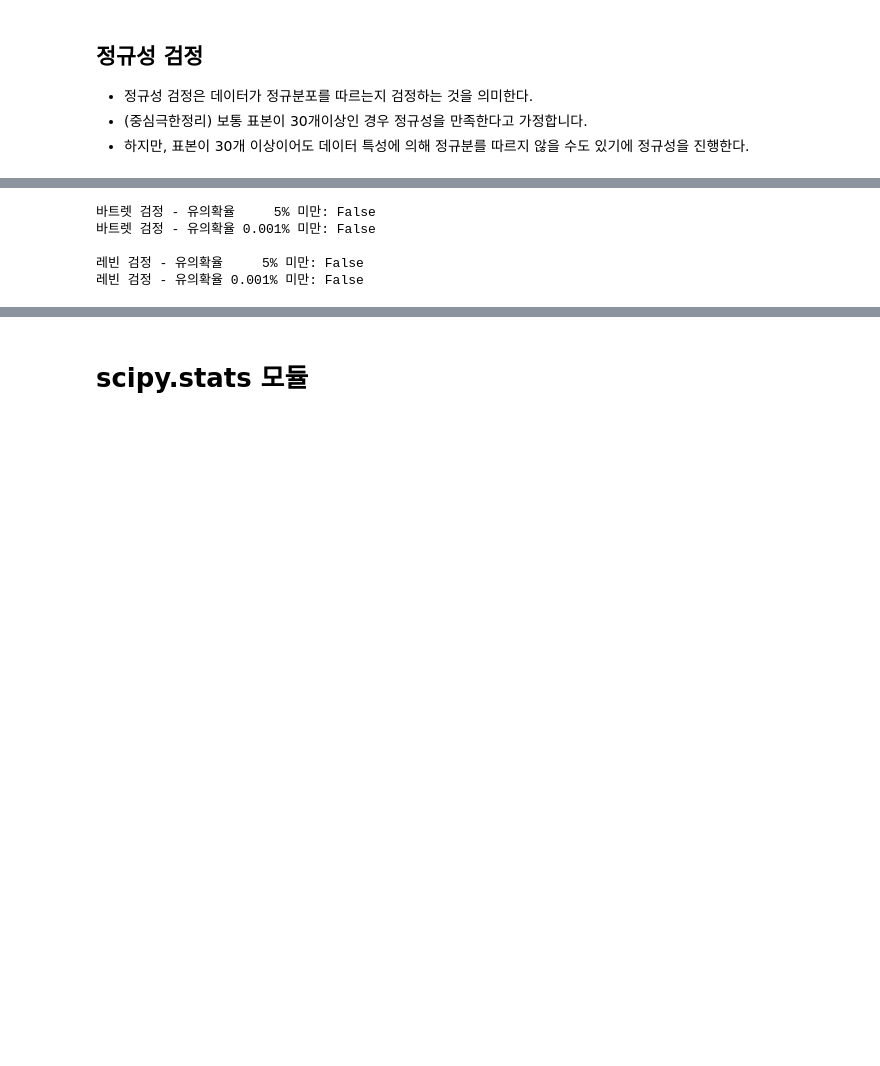
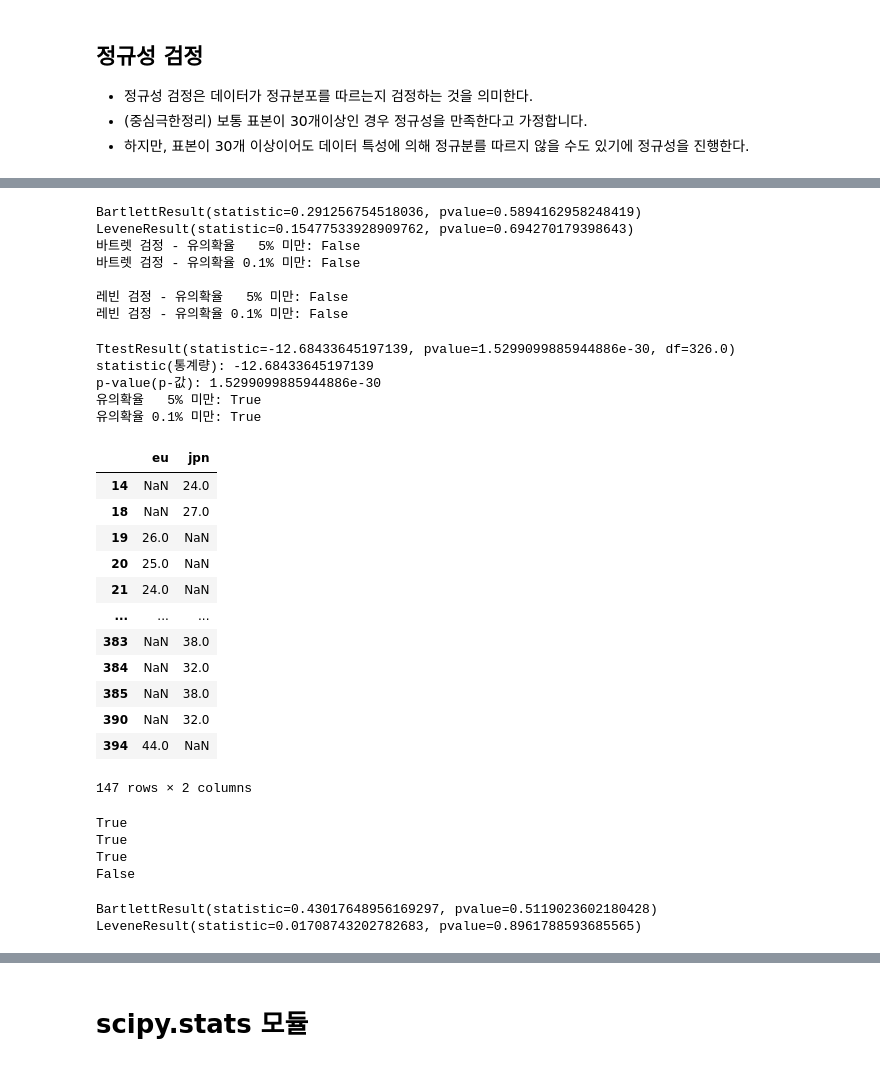
Before and after one commit to cymyung/pandas, a Jupyter notebook: project/t_test.ipynb, the cells around one changed output, grey strips where cells are left out. Cells and saved outputs as stored; diff of their text form; code cells hidden in the pictures; blank space fills up the shorter version.

```diff
--- a/project/t_test.ipynb
+++ b/project/t_test.ipynb
@@ -265,16 +455,22 @@ from scipy import stats
 result_bartlett = stats.bartlett(mpg_usa, mpg_jpn)
 result_levene   = stats.levene(mpg_usa, mpg_jpn)
 
+print(result_bartlett)
+print(result_levene)
+
 print('바트렛 검정 - 유의확율   5% 미만:', result_bartlett.pvalue < 0.05)
 print('바트렛 검정 - 유의확율 0.1% 미만:', result_bartlett.pvalue < 0.001, end = '\n\n')
 print('레빈 검정 - 유의확율   5% 미만:', result_levene.pvalue < 0.05)
 print('레빈 검정 - 유의확율 0.1% 미만:', result_levene.pvalue < 0.001)
+#false는 등분산이다. 라는 의미
 # %% [output]
-바트렛 검정 - 유의확율     5% 미만: False
-바트렛 검정 - 유의확율 0.001% 미만: False
+BartlettResult(statistic=0.291256754518036, pvalue=0.5894162958248419)
+LeveneResult(statistic=0.15477533928909762, pvalue=0.694270179398643)
+바트렛 검정 - 유의확율   5% 미만: False
+바트렛 검정 - 유의확율 0.1% 미만: False
 
-레빈 검정 - 유의확율     5% 미만: False
-레빈 검정 - 유의확율 0.001% 미만: False
+레빈 검정 - 유의확율   5% 미만: False
+레빈 검정 - 유의확율 0.1% 미만: False
 # %%
 from scipy import stats
 
@@ -283,9 +479,15 @@ from scipy import stats
 #                       alternative = 'two-sided'/'greater'/'less',
 #                       nan_policy = 'propagate'/'raise'/'omit',
 #                       random_state = None)
-result = stats.ttest_ind(mpg_usa, mpg_jpn, equal_var = False, alternative = 'less')
+result = stats.ttest_ind(mpg_usa, mpg_jpn, equal_var = True, alternative = 'less')
 print(result)
 print('statistic(통계량):', result.statistic)
 print('p-value(p-값):', result.pvalue)
 print('유의확율   5% 미만:', result.pvalue < 0.05)
 print('유의확율 0.1% 미만:', result.pvalue < 0.001)
+# %% [output]
+TtestResult(statistic=-12.68433645197139, pvalue=1.5299099885944886e-30, df=326.0)
+statistic(통계량): -12.68433645197139
+p-value(p-값): 1.5299099885944886e-30
+유의확율   5% 미만: True
+유의확율 0.1% 미만: True
@@ -291,0 +503,58 @@ print('유의확율 0.1% 미만:', result.pvalue < 0.001)
+# %%
+#1. 유럽과 일본의 연비 데이터셋(Series) 추출
+mpg_eu  = car2['mpg'][car2['origin']==2]
+mpg_jpn = car2['mpg'][car2['origin']==3]
+mpg_eu, mpg_jpn
+pd.DataFrame({'eu':mpg_eu, 'jpn':mpg_jpn})
+# %% [output]
+|  | eu | jpn |
+| 14 | NaN | 24.0 |
+| 18 | NaN | 27.0 |
+| 19 | 26.0 | NaN |
+| 20 | 25.0 | NaN |
+| 21 | 24.0 | NaN |
+| ... | ... | ... |
+| 383 | NaN | 38.0 |
+| 384 | NaN | 32.0 |
+| 385 | NaN | 38.0 |
+| 390 | NaN | 32.0 |
+| 394 | 44.0 | NaN |
+147 rows × 2 columns
+# %%
+#2. 유럽과 일본의 연비 데이터셋의 정규성 만족 검정
+# kstest, shapiro
+
+from scipy import stats
+
+kstest_eu  = stats.kstest(mpg_eu,  'norm')
+kstest_jpn = stats.kstest(mpg_jpn, 'norm')
+
+shapiro_eu  = stats.shapiro(mpg_eu)
+shapiro_jpn = stats.shapiro(mpg_jpn)
+
+print(kstest_eu. pvalue<0.05)
+print(kstest_jpn.pvalue<0.05)
+print(shapiro_eu.pvalue<0.05)
+print(shapiro_jpn.pvalue<0.05)
+# 유럽, 일본 생산된 자동차들의 mpg는 정규성을 만족하지 않는다.
+# p값이 5%(0.05)미만인 경우 유의하다. - 정규성을 만족하지 않고 다르다.
+# 그러나 30개 이상이므로 정규성만족으로 하고 간다.
+# %% [output]
+True
+True
+True
+False
+# %%
+#3. 유럽과 일본의 연비 데이터셋의 등분산성 만족 검정
+# bartlett, levene 검정
+
+from scipy import stats
+
+bartlett_result = stats.bartlett(mpg_eu, mpg_jpn)
+levene_result   = stats.levene(mpg_eu, mpg_jpn)
+print(bartlett_result)
+print(levene_result)
+#p값이 0.05이면 등분산
+# %% [output]
+BartlettResult(statistic=0.43017648956169297, pvalue=0.5119023602180428)
+LeveneResult(statistic=0.01708743202782683, pvalue=0.8961788593685565)
```
Also changed, not shown: parts of 37 cells of this notebook.
